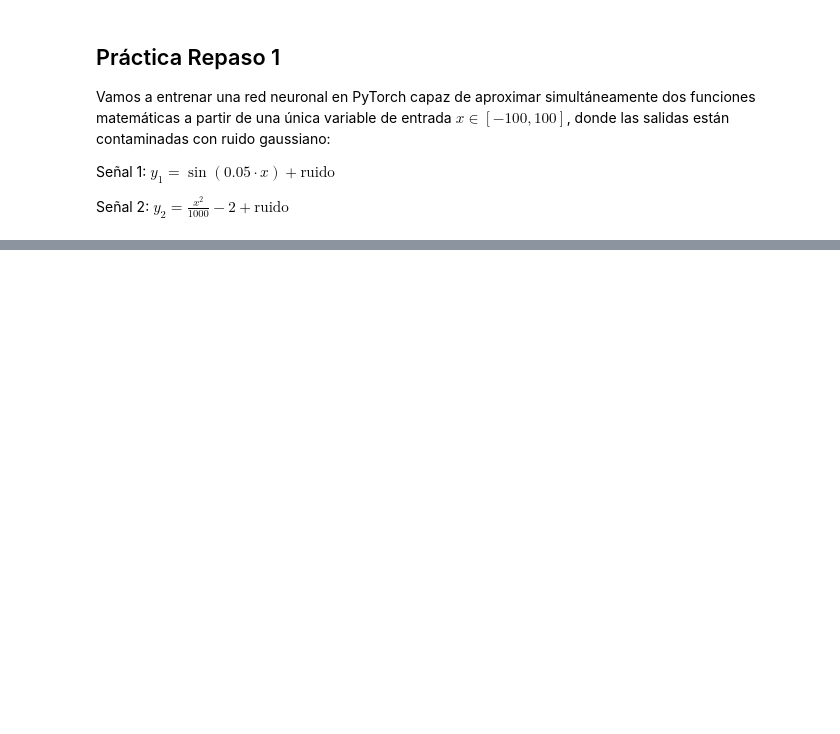
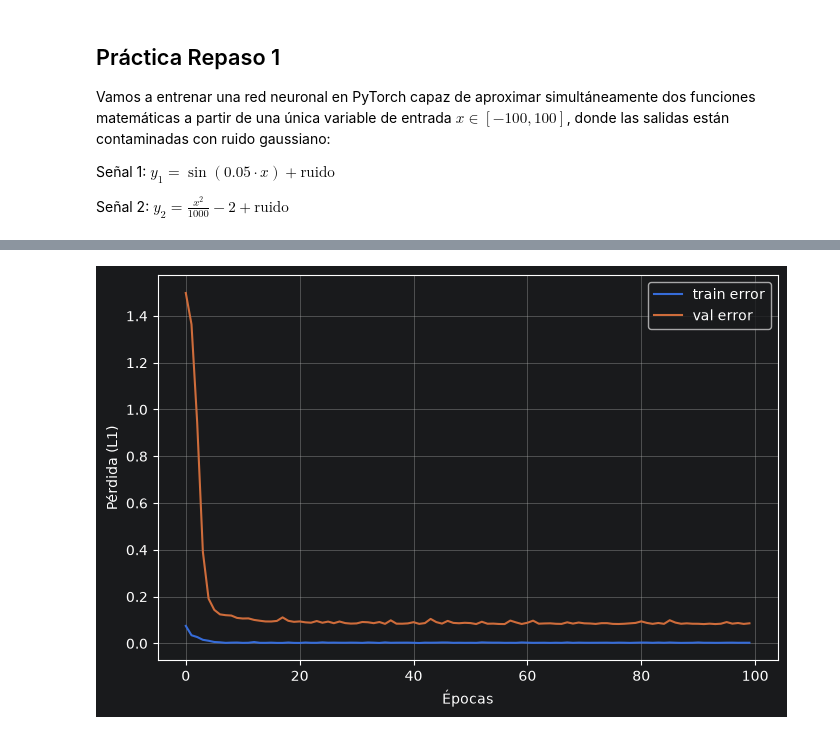
Before and after one commit to danielfernandezroldan2005/ai-programming-practices, a Jupyter notebook: PracticaUnoRepaso.ipynb, the cells around one changed output, grey strips where cells are left out. Drawn from its saved outputs; the diff is of its cells as text; code cells hidden in the pictures; blank space fills up the shorter version.

```diff
--- a/PracticaUnoRepaso.ipynb
+++ b/PracticaUnoRepaso.ipynb
@@ -14,7 +14,7 @@ class SensorData(Dataset):
         super().__init__()
 
         # Genero los valores de x.
-        x = torch.linspace(-100, 100, 1500)
+        x = torch.linspace(-100, 100, 3000)
 
         # Genero ruido para cada función.
         noise1 = torch.randn_like(x) * 0.1
@@ -66,8 +71,15 @@ model.to(device)
 
 epochs = 100
 
+# Loss History
+train_loss_history = []
+val_loss_history = []
+
 for epoch in range(epochs):
-    for x_batch, y_batch in dataloader:
+    # --- FASE ENTRENAMIENTO ---
+    model.train()
+    train_loss = 0.0
+    for x_batch, y_batch in train_loader:
         x_batch = x_batch.to(device)
         y_batch = y_batch.to(device)
 
@@ -81,3 +93,23 @@ for epoch in range(epochs):
         loss.backward()
         # Actualizar pesos
         optimizer.step()
+        # Añado el error de este lote
+        train_loss += loss.item()
+    train_loss = loss.item() / len(train_loader)
+    train_loss_history.append(train_loss)
+
+    ## --- FASE EVALUACIÓN ---
+    model.eval()
+    val_loss = 0.0
+    with torch.no_grad():
+        for x_batch, y_batch in val_loader:
+            x_batch = x_batch.to(device)
+            y_batch = y_batch.to(device)
+
+            y_pred = model(x_batch)
+            loss = loss_fn(y_batch, y_pred)
+            val_loss += loss.item()
+        val_loss = val_loss / len(val_loader)
+        val_loss_history.append(val_loss)
+
+    print(f"Época [{epoch+1}/{epochs}] - Train Loss: {train_loss:.4f} | Val Loss: {val_loss:.4f}")
@@ -83,0 +151,13 @@ for epoch in range(epochs):
+# %%
+import matplotlib.pyplot as plt
+
+plt.figure(figsize=(8, 5))
+plt.plot(train_loss_history, label="train error")
+plt.plot(val_loss_history, label="val error")
+plt.xlabel("Épocas")
+plt.ylabel("Pérdida (L1)")
+plt.legend()
+plt.grid(True)
+plt.show()
+# %% [output]
+[figure, added]
```
Also changed, not shown: parts of 4 cells of this notebook.
